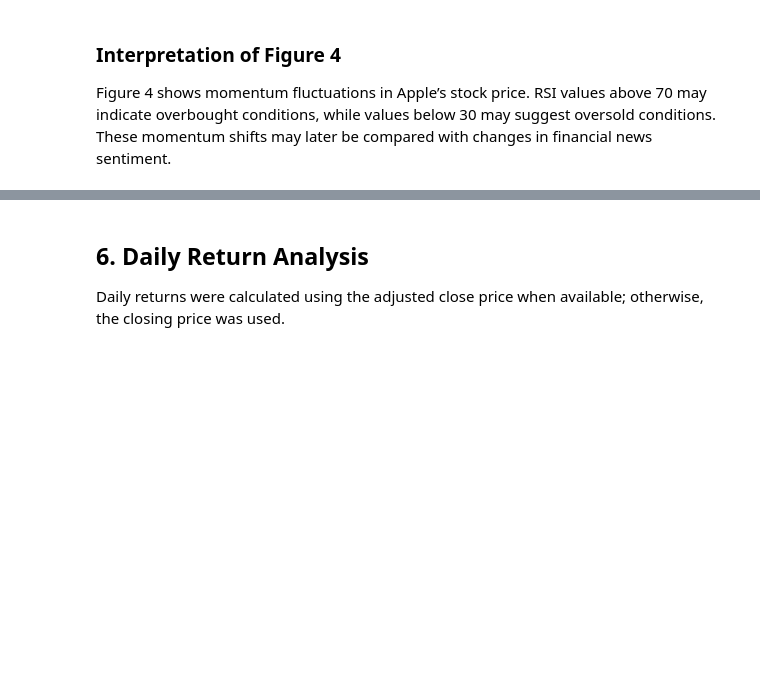
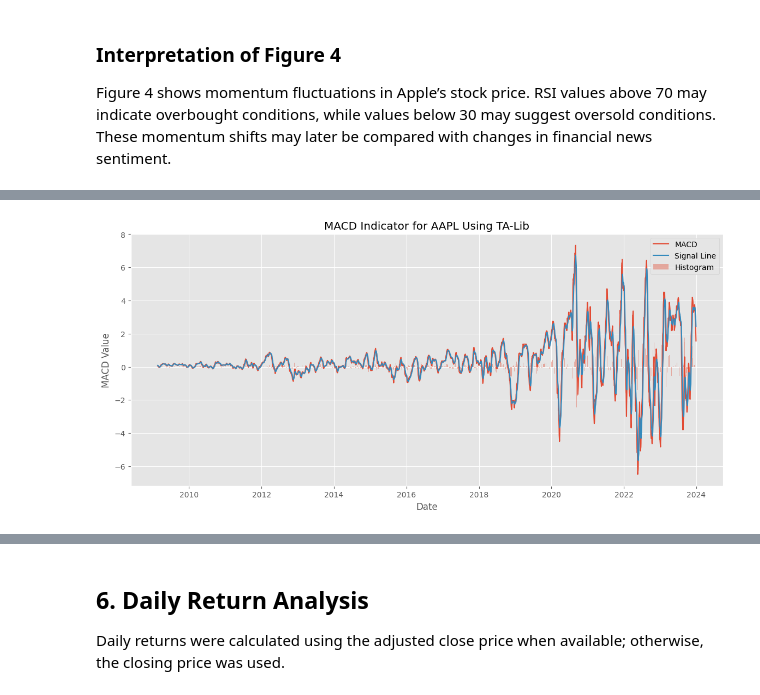
Before and after one commit to MariyaEA/news-sentiment-analysis, a Jupyter notebook: notebooks/02_stock_indicator_analysis.ipynb, the cells around one changed output, grey strips where cells are left out. Saved outputs shown, nothing was run; the diff lists cells and outputs as text; code cells hidden in the pictures; blank space fills up the shorter version.

Commit message:
refactor: compute indicators using TA-Lib

```diff
--- a/notebooks/02_stock_indicator_analysis.ipynb
+++ b/notebooks/02_stock_indicator_analysis.ipynb
@@ -220,0 +248,15 @@ Figure 4 shows momentum fluctuations in Apple’s stock price. RSI values above
+# %%
+plt.figure(figsize=(14, 6))
+
+plt.plot(aapl_df["Date"], aapl_df["MACD"], label="MACD")
+plt.plot(aapl_df["Date"], aapl_df["MACD_signal"], label="Signal Line")
+plt.bar(aapl_df["Date"], aapl_df["MACD_hist"], label="Histogram", alpha=0.4)
+
+plt.title("MACD Indicator for AAPL Using TA-Lib")
+plt.xlabel("Date")
+plt.ylabel("MACD Value")
+plt.legend()
+
+plt.show()
+# %% [output]
+[figure, added]
```
Also changed, not shown: parts of 20 cells of this notebook.
